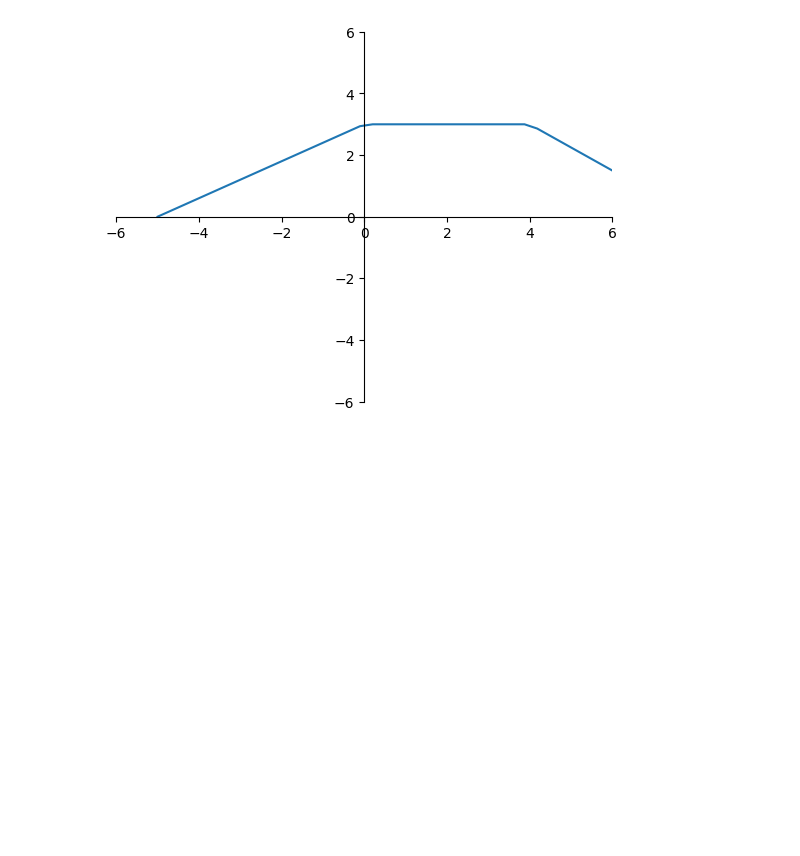
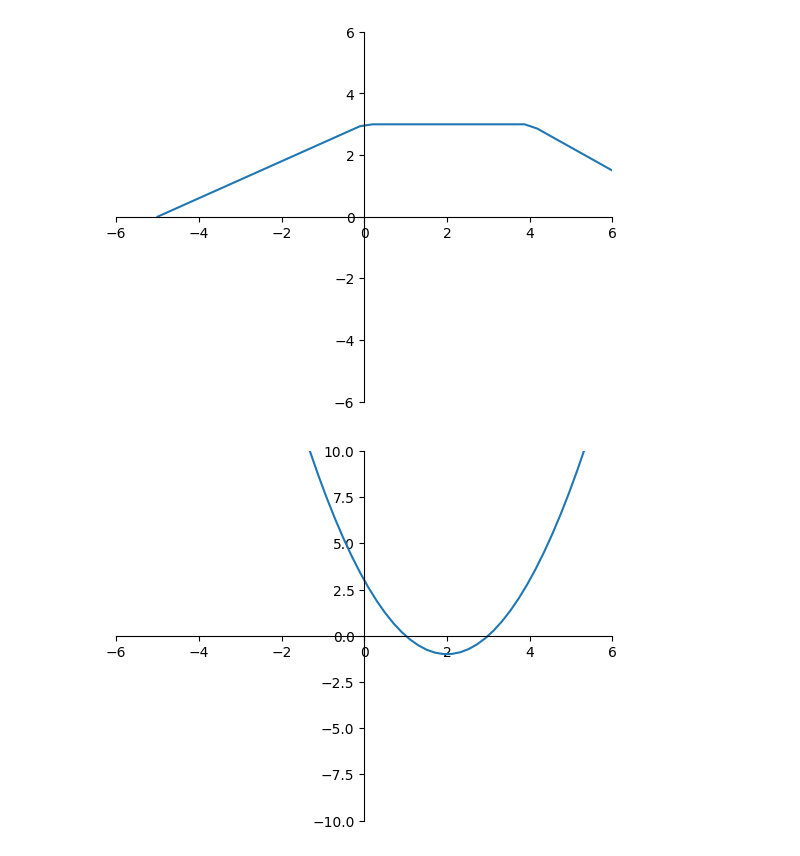
Before and after one commit to VilleSchulz/Ohjelmisto, a Jupyter notebook: Laitteisto2/Matikka1.ipynb, the cells around one changed output. Saved outputs shown, nothing was run; the diff lists cells and outputs as text; code cells hidden in the pictures; blank space fills up the shorter version.

```diff
--- a/Laitteisto2/Matikka1.ipynb
+++ b/Laitteisto2/Matikka1.ipynb
@@ -42,3 +45,25 @@ plt.show
 # %% [output]
 <function matplotlib.pyplot.show(close=None, block=None)>
 [figure]
+# %%
+#Tehtävä 3a
+
+import numpy as np
+import matplotlib.pyplot as plt
+x = np.linspace(-10, 10, 100)
+y = x**2-4*x+3
+
+ax=plt.subplot()
+
+ax.spines['left'].set_position(('data',0))
+ax.spines['bottom'].set_position(('data',0))
+ax.spines['right'].set_color('none')
+ax.spines['top'].set_color('none')
+
+# samat mittasuhteet
+ax.set_ylim([-10, 10])
+ax.set_xlim([-6, 6])
+plt.plot(x, y)
+plt.show()
+# %% [output]
+[figure, added]
```
Also changed, not shown: parts of 4 cells of this notebook.
